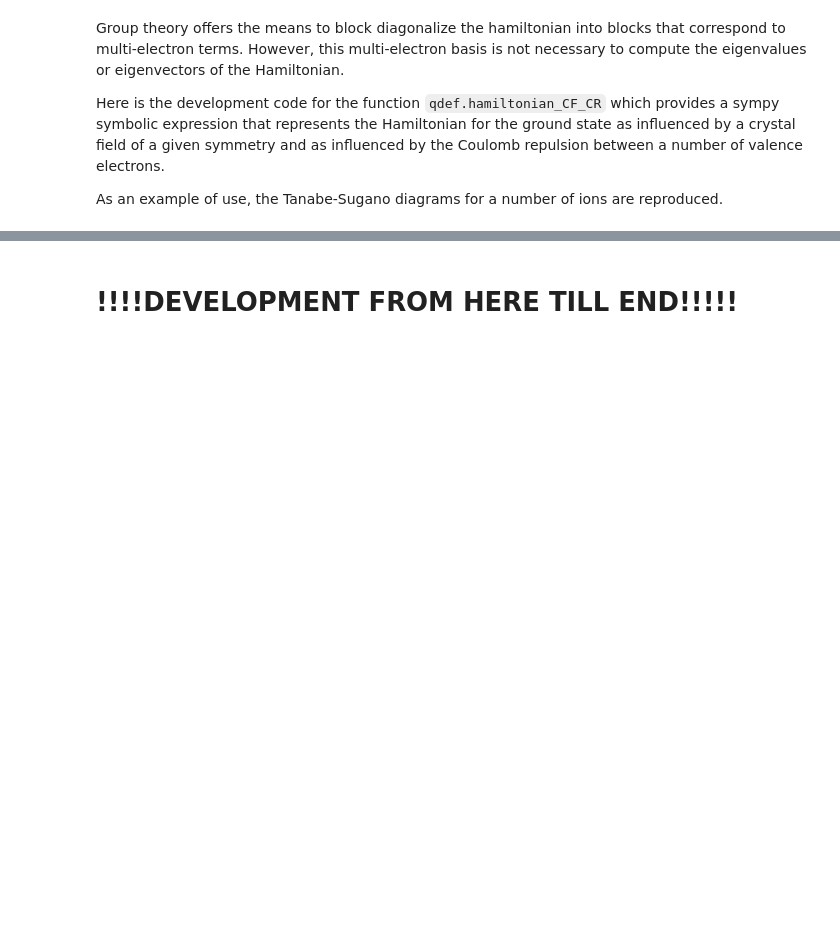
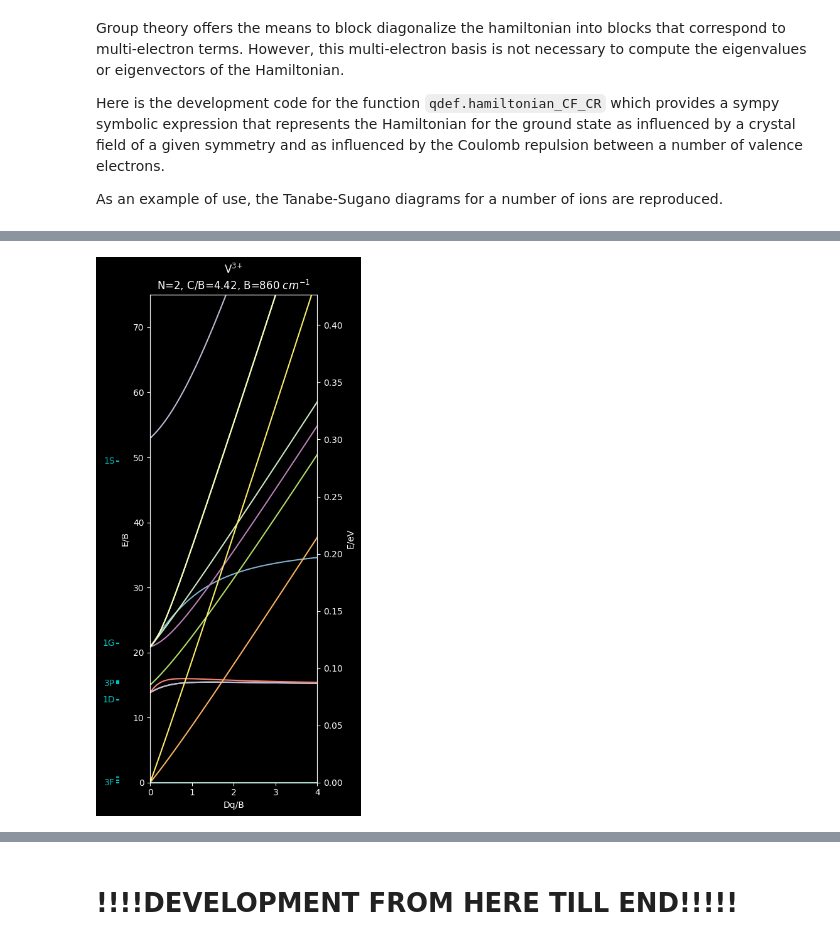
Before and after one commit to zia-lab/qdef, a Jupyter notebook: SansGT.ipynb, the cells around one changed output, grey strips where cells are left out. Saved outputs shown, nothing was run; the diff lists cells and outputs as text; code cells hidden in the pictures; blank space fills up the shorter version.

```diff
--- a/SansGT.ipynb
+++ b/SansGT.ipynb
@@ -46,0 +52,84 @@ Reloading /Users/juan/Zia Lab/Codebase/qdef/data/CPGs.pkl ...
+# %%
+sparse = True
+Dqs = np.linspace(5, 0, 90)
+ymax = 75
+Dqmax = 4.
+
+for num_electrons in [2, 3, 4, 5, 6, 7, 8]:
+    print('N=%d' % num_electrons)
+    atom = atoms[num_electrons].split(',')[0]
+    charge_state =  int(atoms[num_electrons].split(',')[1])
+    γexp = γexps[num_electrons]
+    ion = Ion(atom, charge_state)
+    Bexp = Bexps[num_electrons]
+
+    hamiltonian = hamiltonian_CF_CR(num_electrons, 'O', 2, sparse, False)[0]
+    hamiltonian = hamiltonian.subs(slater_to_Racah)
+    # A just changes everything by a constant amount
+    # B is set to 1 to set it as the unit of energy
+    # C is set to gamma, which would be C in units of B
+    # B_{4,0} is set to 21*Dq to match standard notation
+    hamiltonian = hamiltonian.subs({sp.Symbol('A'): 0,
+                    sp.Symbol('B_{4,0}'): 21*sp.Symbol('Dq'),
+                    sp.Symbol('B_{4,0}^r'): 21*sp.Symbol('Dq'),
+                    sp.Symbol('B'): 1,
+                    sp.Symbol('\\zeta_{SO}'): 0,
+                    sp.Symbol('C'): sp.Symbol('\\gamma_{CB}')})
+    hamlambda = sp.lambdify((sp.Symbol('\\gamma_{CB}'), sp.Symbol('Dq')), hamiltonian)
+
+    all_energies = []
+    for Dq in Dqs:
+        eigensis = np.linalg.eig(hamlambda(γexp, Dq).todense())
+        energies = np.real(eigensis[0])
+        energies = np.sort(energies)
+        all_energies.append(energies)
+    all_energies = np.array(all_energies)
+
+    mbranches = eigenvalue_dismabiguate(all_energies, 2, 10)
+    mbranches = np.array(degen_remove(mbranches))
+
+    exp_levels = ion.nist_data['Level (eV)'] * UnitCon.con_factor('eV','cm^{-1}') / Bexp
+    term_labels =  ion.nist_data['Term']
+    selector = exp_levels < ymax
+    exp_levels = exp_levels[selector]
+    term_labels = term_labels[selector]
+
+    fig, ax = plt.subplots(figsize=(3*1.5,6*1.5))
+
+    finalbranches = []
+    for col in mbranches.T:
+        col = col - min(col)
+        finalbranches.append(col)
+
+    mbranches = np.array(finalbranches).T
+
+    for branchidx, branch in enumerate(mbranches):
+        try:
+            plt.plot(Dqs, branch,'-')
+        except:
+            pass
+
+    y_str = []
+    first = True
+    for exp_level, term_label in zip(exp_levels, term_labels):
+        line = plt.Line2D([-0.8,-0.75], [exp_level]*2, c='c')
+        line.set_clip_on(False)
+        ax.add_line(line)
+        if (len(y_str)>0 and min(([abs(ys - exp_level) for ys in y_str])) > 2) or first:
+            plt.text(-.85, exp_level, term_label, ha='right', va='center', c='c')
+            first = False
+        y_str.append(exp_level)
+    plt.xlim(0,Dqmax)
+    plt.ylim(0,ymax)
+    plt.xlabel('Dq/B')
+    plt.ylabel('E/B')
+    axright = ax.twinx()  # instantiate a second axes that shares the same x-axis
+    axright.set_ylim(0, Dqmax*Bexp*UnitCon.con_factor('cm^{-1}','eV'))
+    axright.set_ylabel('E/eV')
+    plt.title('%s${}^{%d\!+}$\nN=%d, C/B=%.2f, B=%.0f $cm^{-1}$' % (atom, charge_state, num_electrons, γexp, Bexp))
+    plt.tight_layout()
+    # plt.savefig('TSK-%d.pdf' % num_electrons)
+    plt.show()
+    if num_electrons == 3:
+        break
+# %% [output]
@@ -46,0 +138 @@ Reloading /Users/juan/Zia Lab/Codebase/qdef/data/CPGs.pkl ...
+[figure, added]
```
Also changed, not shown: parts of 29 cells of this notebook, 17 other files.
